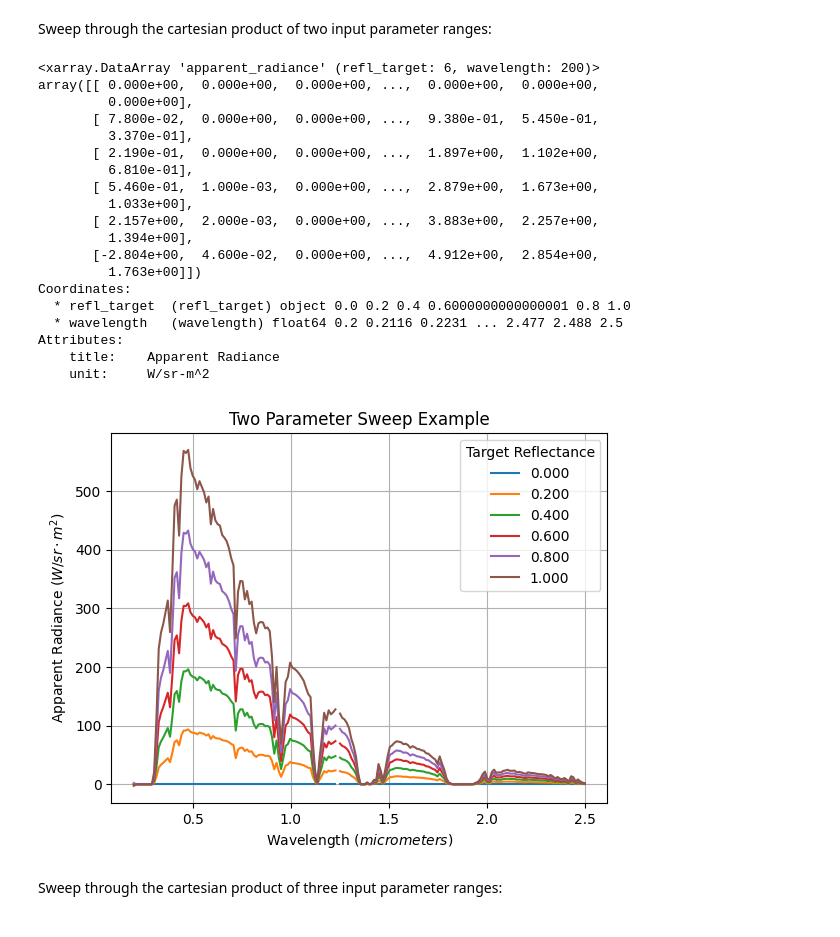
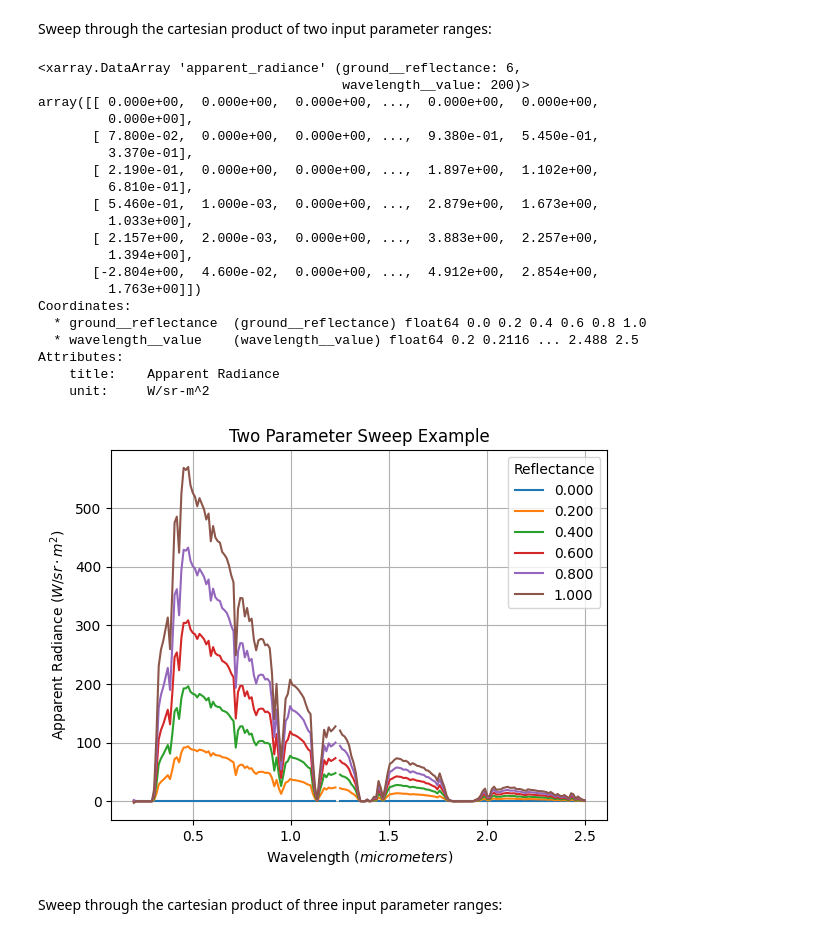
Before and after one commit to brianschubert/rtm-wrapper, a Jupyter notebook: notebooks/sweep_example.ipynb, the cells around one changed output. Cells and saved outputs as stored; diff of their text form; code cells hidden in the pictures.

```diff
--- a/notebooks/sweep_example.ipynb
+++ b/notebooks/sweep_example.ipynb
@@ -20,7 +21,7 @@ Sweep a single input parameter.
 # %%
 sweep = SweepSimulation(
     {
-        "wavelength": wavelengths,
+        "wavelength__value": wavelengths,
     },
     base=pysixs_default_inputs(),
 )
@@ -62,8 +63,8 @@ Sweep through the cartesian product of two input parameter ranges:
 # %%
 sweep = SweepSimulation(
     {
-        "refl_target": np.linspace(0, 1, 6),
-        "wavelength": wavelengths,
+        "ground__reflectance": np.linspace(0, 1, 6),
+        "wavelength__value": wavelengths,
     },
     base=pysixs_default_inputs(),
 )
@@ -71,37 +72,38 @@ sweep = SweepSimulation(
 engine = PySixSEngine()
 runner = ConcurrentExecutor()
 
 with alive_progress.alive_bar(sweep.sweep_size, force_tty=True) as bar:
     runner.run(sweep, engine, lambda _: bar())
 
 results = runner.collect_results()
 plot_var = results.apparent_radiance
 
 display(plot_var)
 fig, ax = rtm_plot.plot_sweep_legend(plot_var)
 ax.set_title("Two Parameter Sweep Example")
 ax.grid(True);
 # %% [output]
-<xarray.DataArray 'apparent_radiance' (refl_target: 6, wavelength: 200)>
+<xarray.DataArray 'apparent_radiance' (ground__reflectance: 6,
+                                       wavelength__value: 200)>
 array([[ 0.000e+00,  0.000e+00,  0.000e+00, ...,  0.000e+00,  0.000e+00,
          0.000e+00],
        [ 7.800e-02,  0.000e+00,  0.000e+00, ...,  9.380e-01,  5.450e-01,
          3.370e-01],
        [ 2.190e-01,  0.000e+00,  0.000e+00, ...,  1.897e+00,  1.102e+00,
          6.810e-01],
        [ 5.460e-01,  1.000e-03,  0.000e+00, ...,  2.879e+00,  1.673e+00,
          1.033e+00],
        [ 2.157e+00,  2.000e-03,  0.000e+00, ...,  3.883e+00,  2.257e+00,
          1.394e+00],
        [-2.804e+00,  4.600e-02,  0.000e+00, ...,  4.912e+00,  2.854e+00,
          1.763e+00]])
 Coordinates:
-  * refl_target  (refl_target) object 0.0 0.2 0.4 0.6000000000000001 0.8 1.0
-  * wavelength   (wavelength) float64 0.2 0.2116 0.2231 ... 2.477 2.488 2.5
+  * ground__reflectance  (ground__reflectance) float64 0.0 0.2 0.4 0.6 0.8 1.0
+  * wavelength__value    (wavelength__value) float64 0.2 0.2116 ... 2.488 2.5
 Attributes:
     title:    Apparent Radiance
     unit:     W/sr-m^2
-[figure, old version]
+[figure, new version]
 # %% [markdown]
 Sweep through the cartesian product of three input parameter ranges:
 # %%
```
Also changed, not shown: parts of 4 cells of this notebook, 1 other file.
